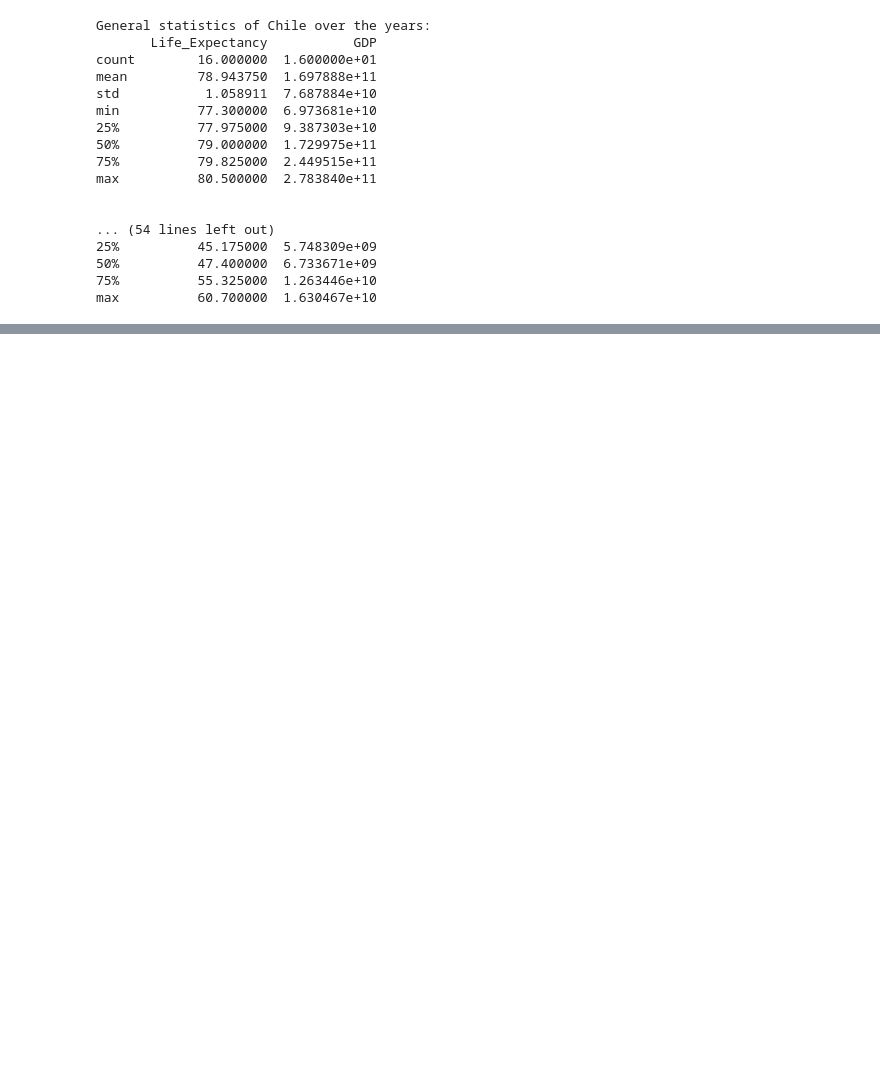
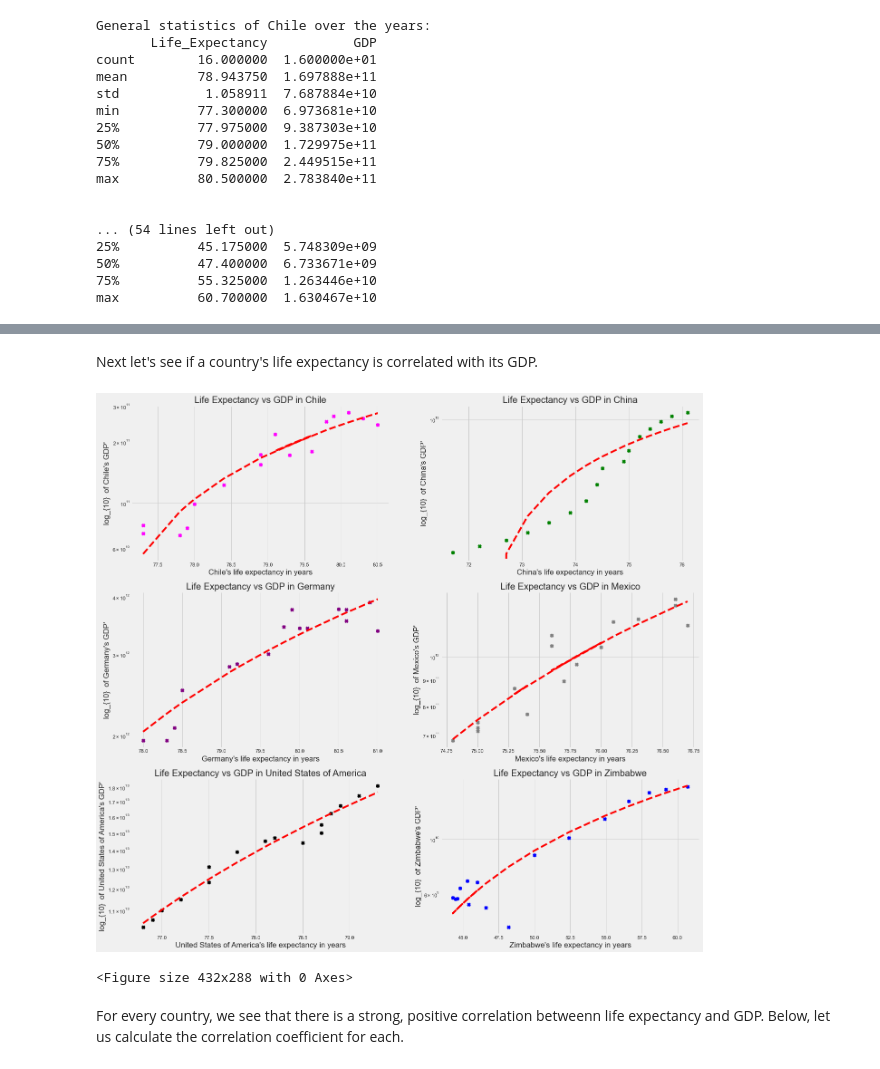
Before and after one commit to AbdullaK123/Portfolio, a Jupyter notebook: Life_Expectancy_GDP_Project.ipynb, the cells around one changed output, grey strips where cells are left out. Drawn from its saved outputs; the diff is of its cells as text; code cells hidden in the pictures; blank space fills up the shorter version.

```diff
--- a/Life_Expectancy_GDP_Project.ipynb
+++ b/Life_Expectancy_GDP_Project.ipynb
@@ -119,0 +169,30 @@ plt.show()
+# %% [markdown]
+Next let's see if a country's life expectancy is correlated with its GDP.
+# %%
+countries=list(countries)
+colors=['magenta','green','purple','grey','black','blue']
+
+fig=plt.figure(figsize=(20,20))
+
+for country in countries:
+    i=countries.index(country)+1
+    ax=plt.subplot(3,2,i,yscale='log')
+    x=df[df['Country']==country].Life_Expectancy
+    y=df[df['Country']==country].GDP
+    m,b = np.polyfit(x,y,1)
+    ax.scatter(x,y,c=colors[i-1],marker='x')
+    ax.plot(x,m*x+b,c='red',linestyle='--')
+    if country == 'United State of America':
+        plt.title('Life Expectancy vs GDP '+'in the ' +country)
+    else:
+        plt.title('Life Expectancy vs GDP '+'in ' +country)
+    plt.xlabel(country+"'s"+" life expectancy in years")
+    plt.ylabel('log_{10} '+" of "+country+"'s GDP'")
+
+plt.show()
+plt.clf()
+# %% [output]
+[figure, added]
+<Figure size 432x288 with 0 Axes>
+# %% [markdown]
+For every country, we see that there is a strong, positive correlation betweenn life expectancy and GDP. Below, let us calculate the correlation coefficient for each.
```
Also changed, not shown: parts of 8 cells of this notebook, 1 other file.
